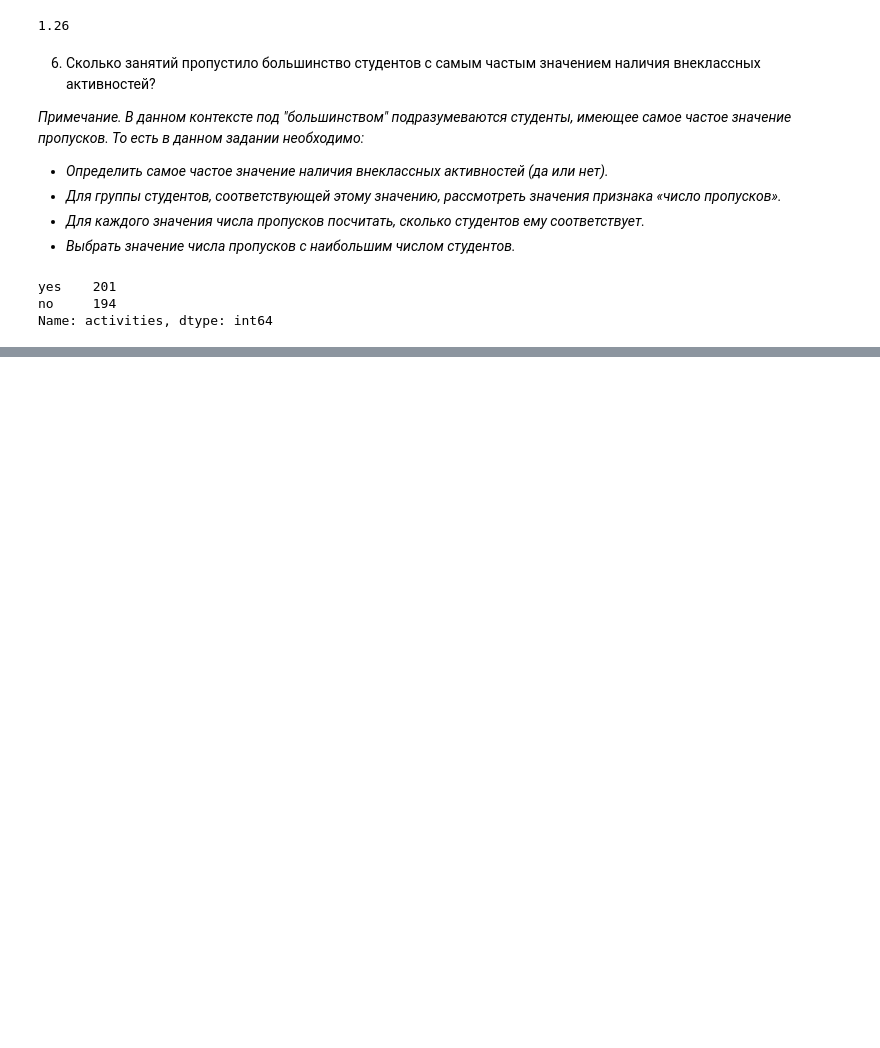
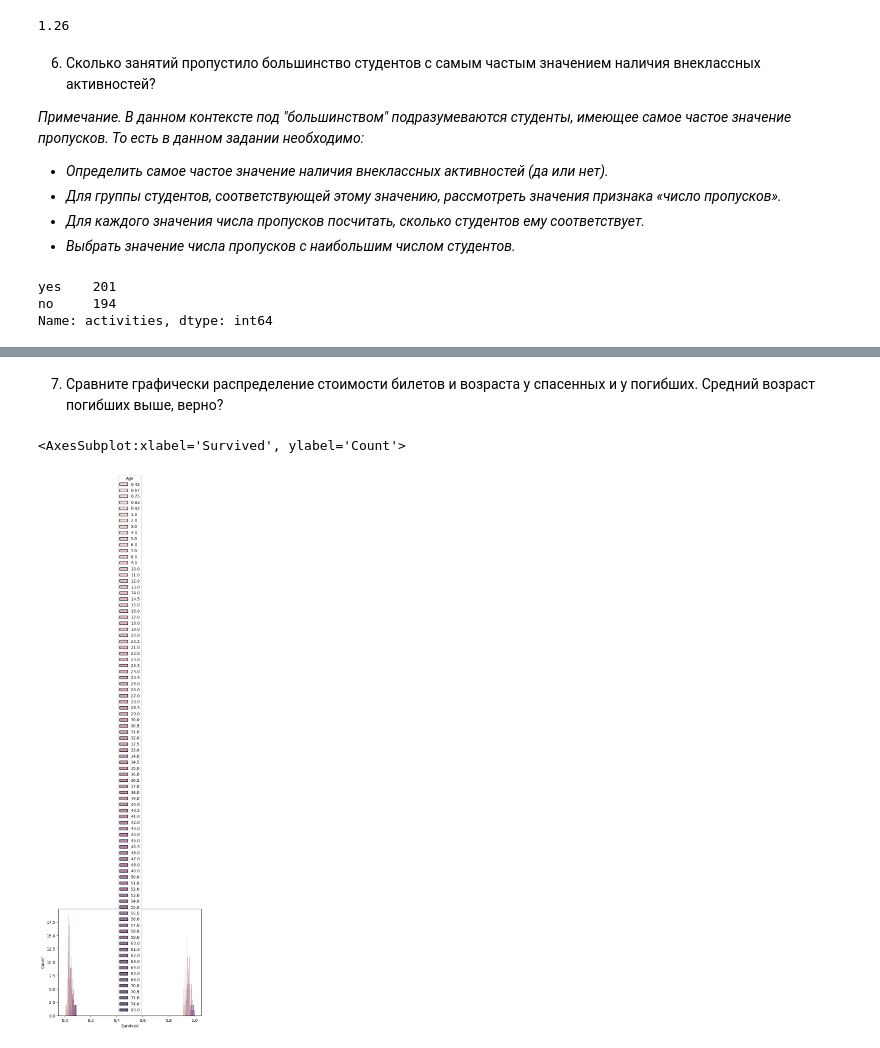
Before and after one commit to klkokou/ml-course-2023, a Jupyter notebook: hw_2/11-009_Zapuskalova_2.ipynb, the cells around one changed output, grey strips where cells are left out. Drawn from its saved outputs; the diff is of its cells as text; code cells hidden in the pictures; blank space fills up the shorter version.

```diff
--- a/hw_2/11-009_Zapuskalova_2.ipynb
+++ b/hw_2/11-009_Zapuskalova_2.ipynb
@@ -106,0 +118,3 @@ Name: absences, Length: 201, dtype: int64
+# %%
+titanic_df = pd.read_csv('titanic_train.csv')
+titanic_df.info()
@@ -106,0 +228,25 @@ Name: absences, Length: 201, dtype: int64
+# %% [markdown]
+7. Сравните графически распределение стоимости билетов и возраста у спасенных и у погибших. Средний возраст погибших выше, верно?
+# %%
+import matplotlib.pyplot as plt
+import seaborn as sns
+
+sns.histplot(
+            x='Survived',
+            hue='Age',
+            data=titanic_df,
+            stat="count",
+            multiple="dodge")
+
+# plt.figure(figsize=(10,7))
+# plt.title('Survival distribution')
+# #titanic_df['Survived'].hist()
+# titanic_df['Fare'].hist()
+
+
+# plt.xlabel('absences')
+# plt.ylabel('number of students')
+# plt.show()
+# %% [output]
+<AxesSubplot:xlabel='Survived', ylabel='Count'>
+[figure, added]
```
Also changed, not shown: parts of 16 cells of this notebook.
